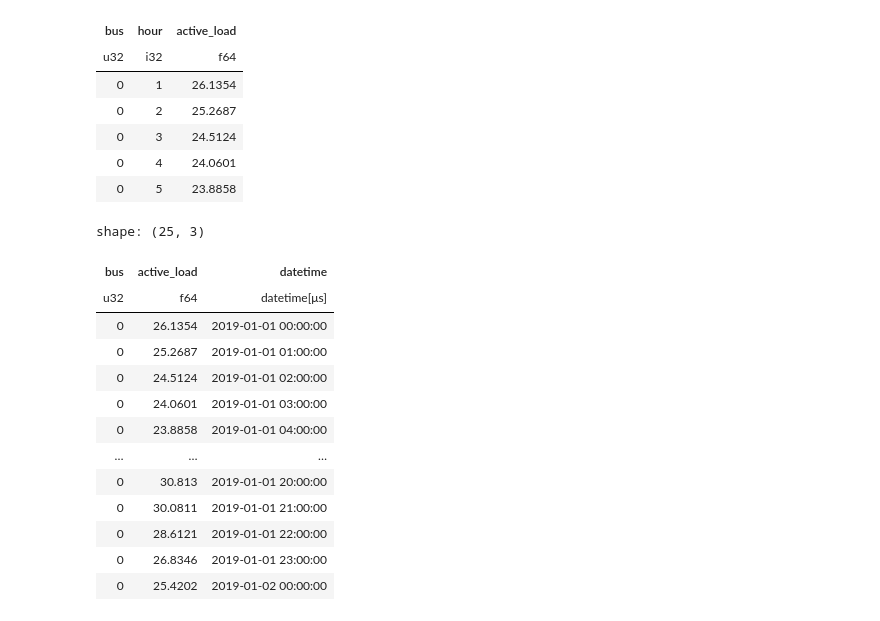
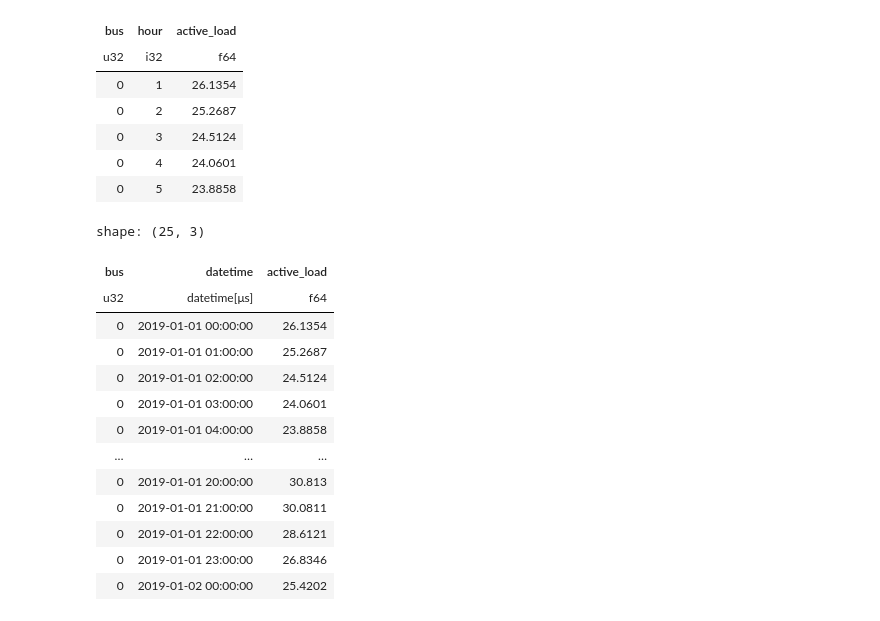
Before and after one commit to Bravos-Power/pyoframe, a Jupyter notebook: benchmarks/energy_model/scripts/process_load_data.py.ipynb, the cells around one changed output. Cells and saved outputs as stored; diff of their text form; code cells hidden in the pictures.

```diff
--- a/benchmarks/energy_model/scripts/process_load_data.py.ipynb
+++ b/benchmarks/energy_model/scripts/process_load_data.py.ipynb
@@ -2,8 +2,11 @@
 import polars as pl
 from util import mock_snakemake
 
+DEBUG = False
+
 if "snakemake" not in globals() or hasattr(snakemake, "mock"):  # noqa: F821
     snakemake = mock_snakemake("process_load_data")
+    DEBUG=True
 # %%
 # read dataframe
 df = pl.scan_csv(snakemake.input[0], has_header=False)
@@ -67,23 +67,23 @@ shape: (5, 3)
 # %%
 # parse date
 df4 = df3.with_columns(
-    pl.datetime(2019, 1, 1) + (pl.col("hour") - 1) * pl.duration(hours=1)
-).drop("hour")
+     (pl.col("hour") - 1) * pl.duration(hours=1) + pl.datetime(2019, 1, 1)
+).rename({"hour": "datetime"})
 df4.head(25).collect()
 # %% [output]
 shape: (25, 3)
-| bus | active_load | datetime |
-| u32 | f64 | datetime[μs] |
-| 0 | 26.1354 | 2019-01-01 00:00:00 |
-| 0 | 25.2687 | 2019-01-01 01:00:00 |
-| 0 | 24.5124 | 2019-01-01 02:00:00 |
-| 0 | 24.0601 | 2019-01-01 03:00:00 |
-| 0 | 23.8858 | 2019-01-01 04:00:00 |
+| bus | datetime | active_load |
+| u32 | datetime[μs] | f64 |
+| 0 | 2019-01-01 00:00:00 | 26.1354 |
+| 0 | 2019-01-01 01:00:00 | 25.2687 |
+| 0 | 2019-01-01 02:00:00 | 24.5124 |
+| 0 | 2019-01-01 03:00:00 | 24.0601 |
+| 0 | 2019-01-01 04:00:00 | 23.8858 |
 | … | … | … |
-| 0 | 30.813 | 2019-01-01 20:00:00 |
-| 0 | 30.0811 | 2019-01-01 21:00:00 |
-| 0 | 28.6121 | 2019-01-01 22:00:00 |
-| 0 | 26.8346 | 2019-01-01 23:00:00 |
-| 0 | 25.4202 | 2019-01-02 00:00:00 |
+| 0 | 2019-01-01 20:00:00 | 30.813 |
+| 0 | 2019-01-01 21:00:00 | 30.0811 |
+| 0 | 2019-01-01 22:00:00 | 28.6121 |
+| 0 | 2019-01-01 23:00:00 | 26.8346 |
+| 0 | 2019-01-02 00:00:00 | 25.4202 |
 # %%
 # Confirm loads are always positive (i.e. dataset doesn't include generation)
```
Also changed, not shown: parts of 4 cells of this notebook, 5 other files.
